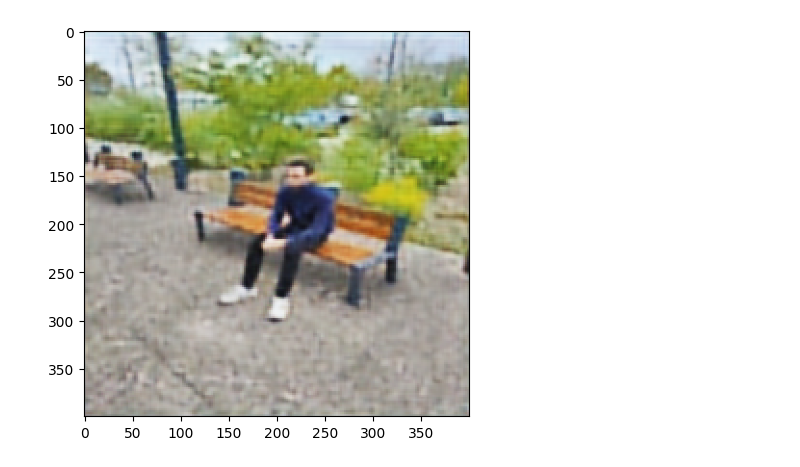
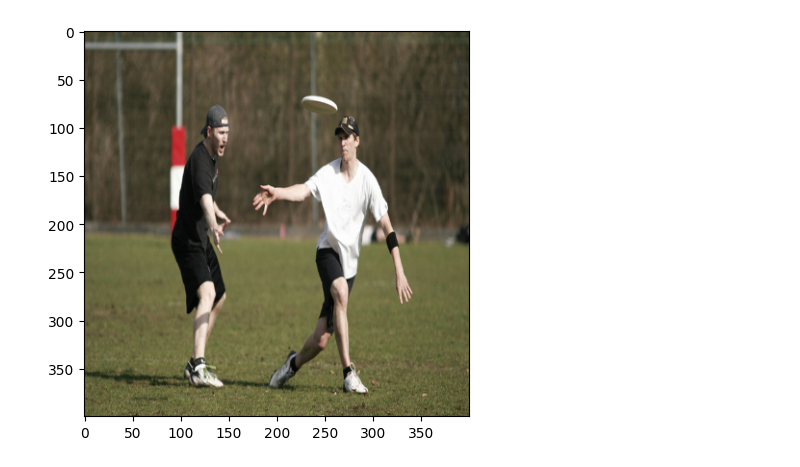
Before and after one commit to Victorien-Goudeau/DataScience, a Jupyter notebook: Livrable_3/test_alltogether.ipynb, the cells around one changed output. Cells and saved outputs as stored; diff of their text form; code cells hidden in the pictures.

```diff
--- a/Livrable_3/test_alltogether.ipynb
+++ b/Livrable_3/test_alltogether.ipynb
@@ -25,7 +25,7 @@ import cv2
 def load_image_binary(path):
         try:
             image = tf.io.read_file(path)
-            image = tf.image.decode_jpeg(image, channels=3)
+            image = tf.image.decode_image(image, channels=3)
             image = tf.image.resize(image, [400, 400])
             print(type(image))
             return tf.convert_to_tensor(image)
@@ -130,12 +130,15 @@ def captioning(image):
     return result
 #----------
 # %%
-images_folder = "C:/Users/erwan/Desktop/test_data"
+#images_folder = "C:/Users/erwan/Desktop/test_data"
+images_folder = "D:/CESI/A5/datascience/Projet/DataScience/Livrable_3/train2014"
 fichiers = os.listdir(images_folder)
 
 images = [fichier for fichier in fichiers if fichier.lower().endswith(('.jpg', '.jpeg', '.png', '.gif'))]
 
 imgpath = os.path.join(images_folder, random.choice(images))
+
+print(imgpath)
 
 img = load_image_binary(imgpath)
 img = tf.reshape(img, [1,400,400,3])
@@ -154,7 +157,7 @@ if binary_predict.argmax() == 1: #a changer le .value ca doit pas etre ca
     #print(denoised_img.squeeze())
 
     plt.figure(figsize=(5, 5))
-    plt.imshow(denoised_img.squeeze())
+    plt.imshow(img.squeeze())
     caption = ' '.join(captioning(denoised_img*255))
     print(caption)
 else:
@@ -167 +171 @@ a man sitting on the bench by a bench by the water and another with a park <end>
-[figure, old version]
+[figure, new version]
```
Also changed, not shown: parts of 3 cells of this notebook, 2 other files.
